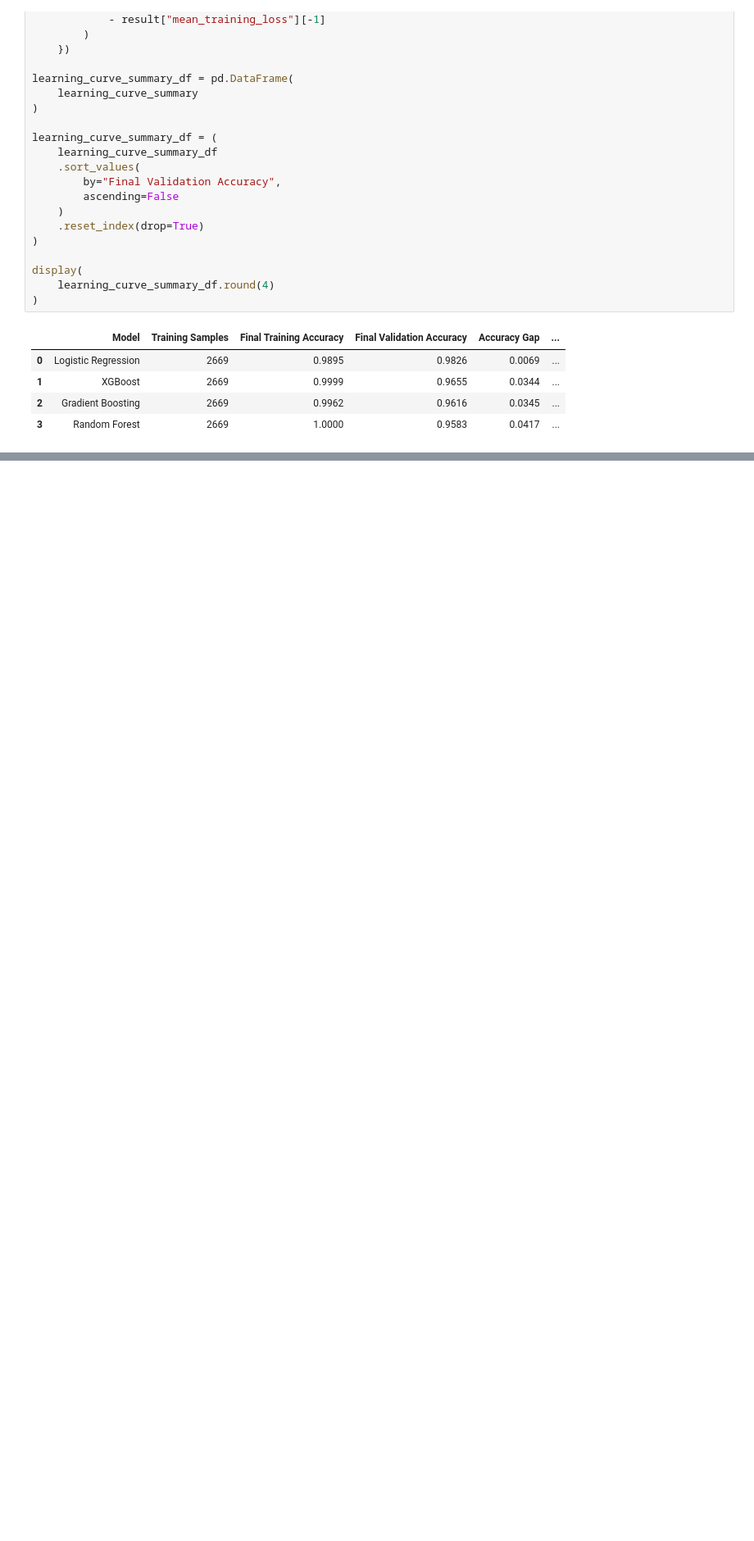
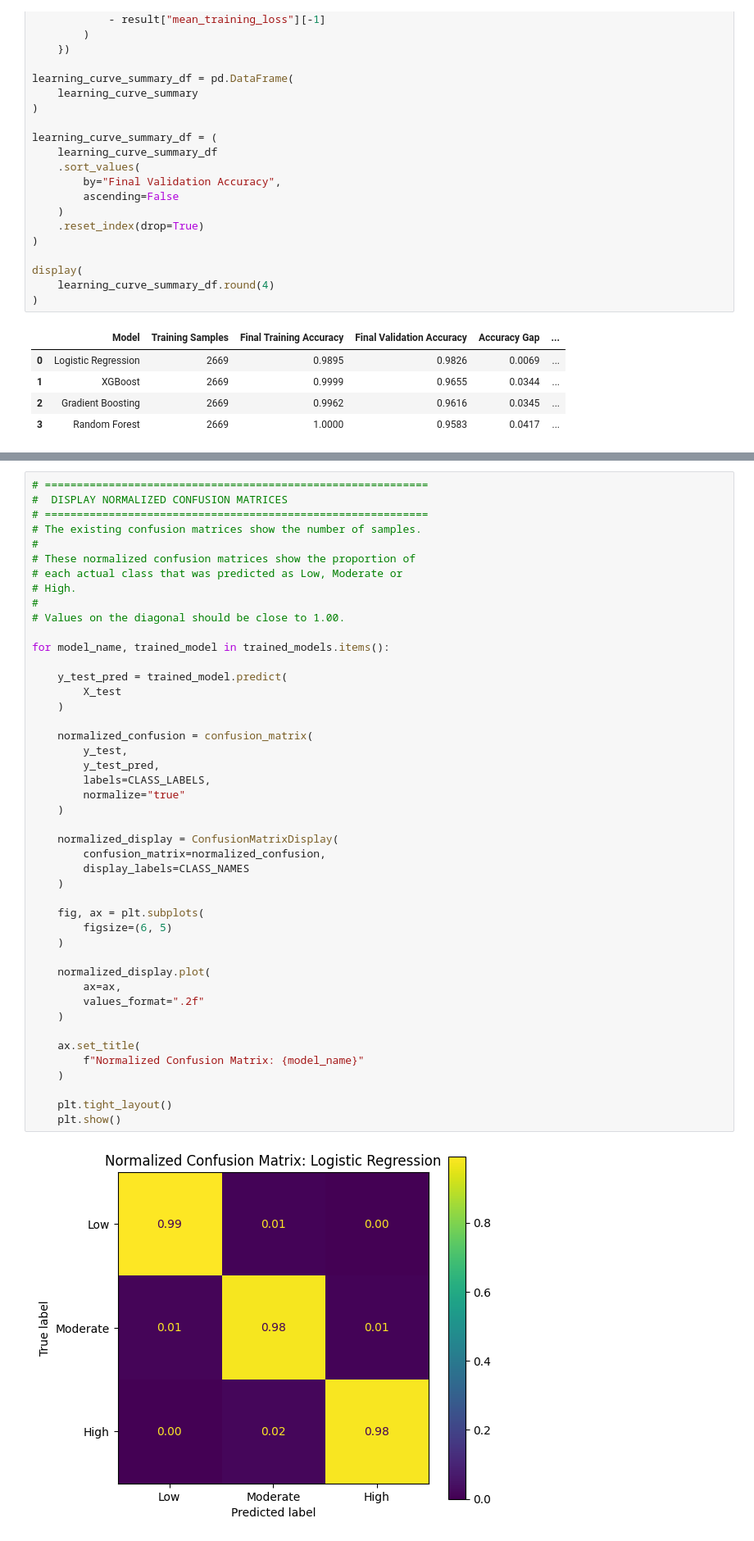
Before and after one commit to abiral-sujakhu/Restaurant-Location-Feasibility-System, a Jupyter notebook: notebooks/7_feature_prep_model.ipynb, the cells around one changed output, grey strips where cells are left out. Shown at 82% size. Saved outputs shown, nothing was run; the diff lists cells and outputs as text; blank space fills up the shorter version.

```diff
--- a/notebooks/7_feature_prep_model.ipynb
+++ b/notebooks/7_feature_prep_model.ipynb
@@ -3380,0 +3837,47 @@ display(
+# %%
+# ============================================================
+#  DISPLAY NORMALIZED CONFUSION MATRICES
+# ============================================================
+# The existing confusion matrices show the number of samples.
+#
+# These normalized confusion matrices show the proportion of
+# each actual class that was predicted as Low, Moderate or
+# High.
+#
+# Values on the diagonal should be close to 1.00.
+
+for model_name, trained_model in trained_models.items():
+
+    y_test_pred = trained_model.predict(
+        X_test
+    )
+
+    normalized_confusion = confusion_matrix(
+        y_test,
+        y_test_pred,
+        labels=CLASS_LABELS,
+        normalize="true"
+    )
+
+    normalized_display = ConfusionMatrixDisplay(
+        confusion_matrix=normalized_confusion,
+        display_labels=CLASS_NAMES
+    )
+
+    fig, ax = plt.subplots(
+        figsize=(6, 5)
+    )
+
+    normalized_display.plot(
+        ax=ax,
+        values_format=".2f"
+    )
+
+    ax.set_title(
+        f"Normalized Confusion Matrix: {model_name}"
+    )
+
+    plt.tight_layout()
+    plt.show()
+# %% [output]
+[figure, added]
```
Also changed, not shown: parts of 6 cells of this notebook, 2 other files.
